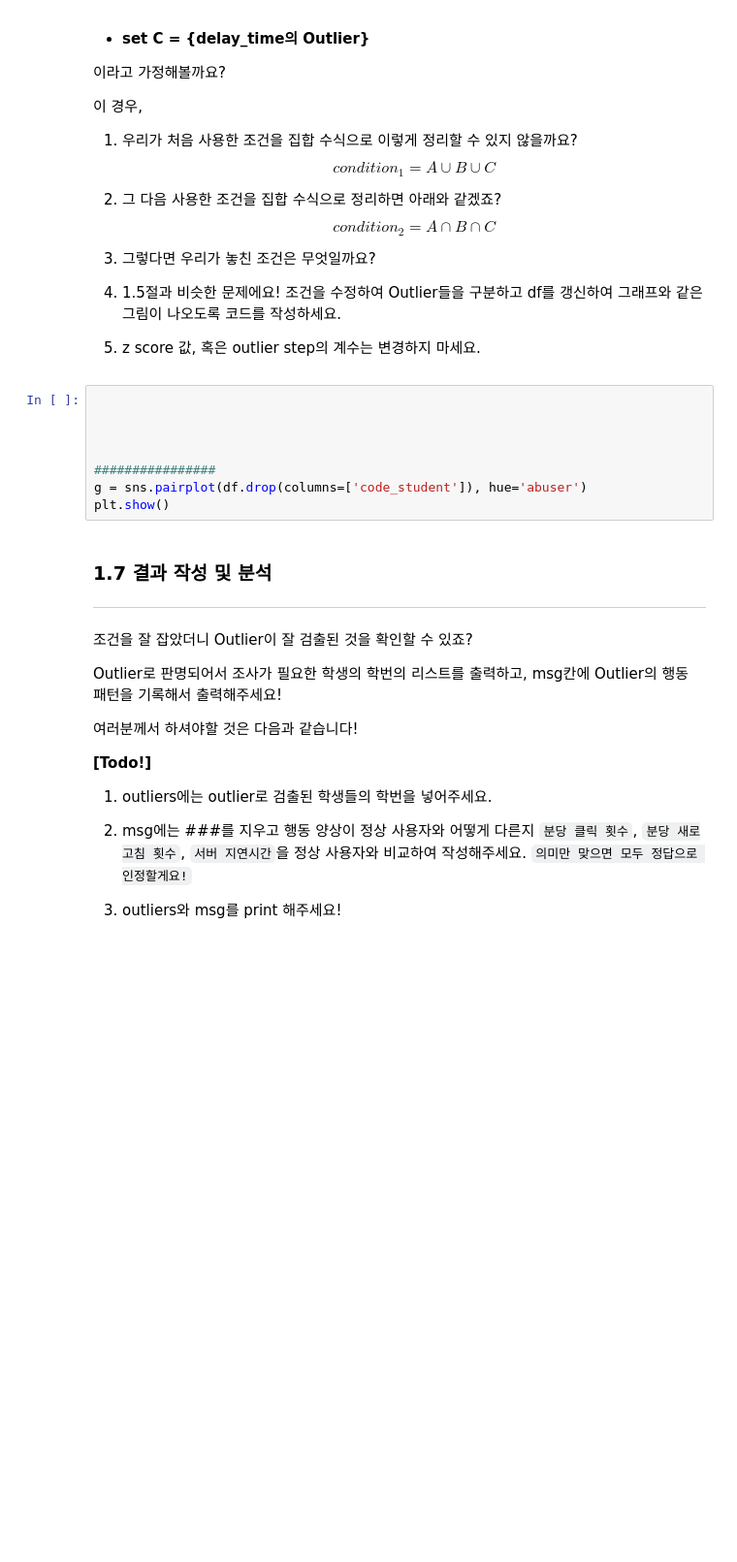
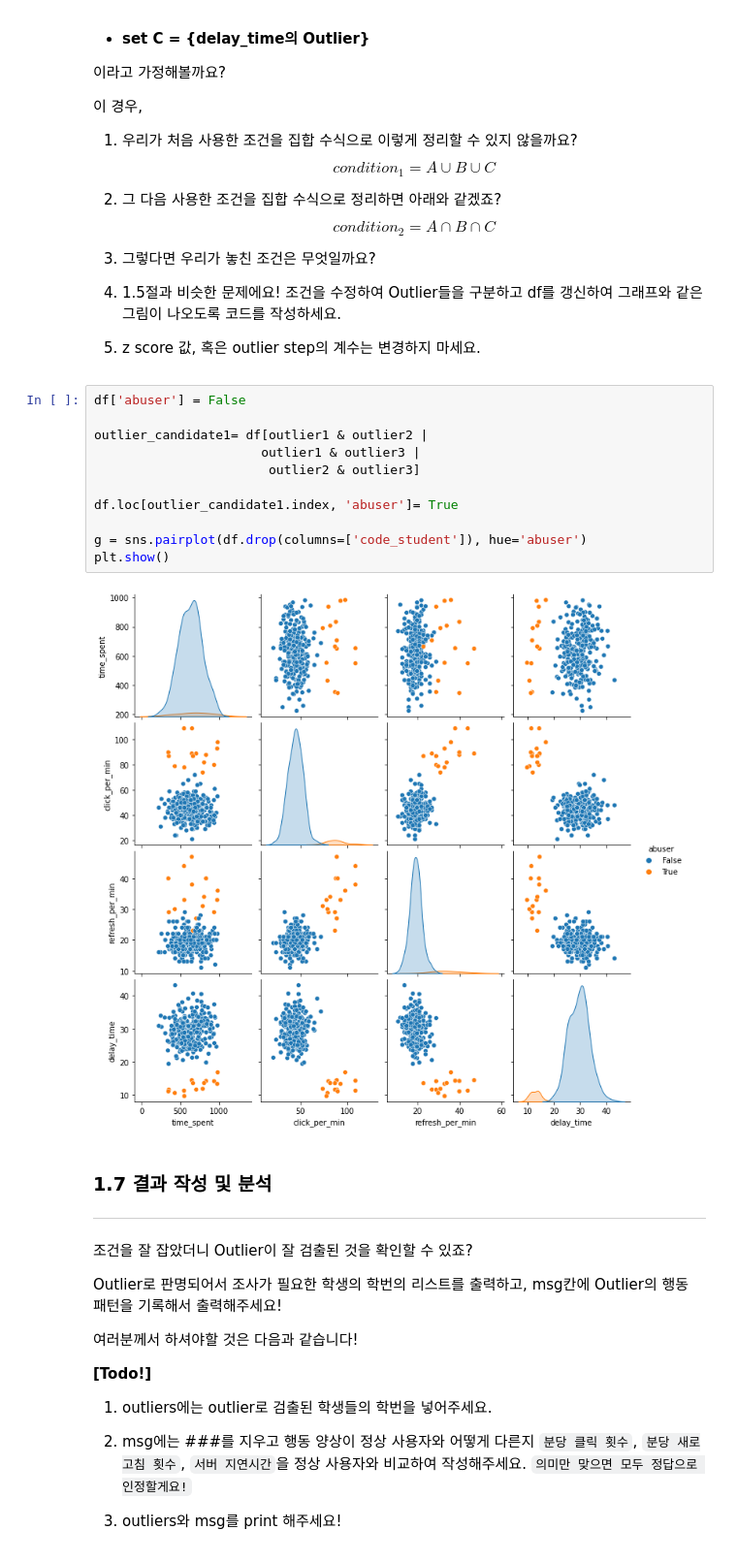
Before and after one commit to akwoals/DAP, a Jupyter notebook: lecture5.ipynb, the cells around one changed output. Shown at 97% size. Drawn from its saved outputs; the diff is of its cells as text; blank space fills up the shorter version.

```diff
--- a/lecture5.ipynb
+++ b/lecture5.ipynb
@@ -499,13 +522,18 @@ SyntaxError: ignored
 
 5. z score 값, 혹은 outlier step의 계수는 변경하지 마세요.
 # %%
+df['abuser'] = False
 
+outlier_candidate1= df[outlier1 & outlier2 |
+                      outlier1 & outlier3 |
+                       outlier2 & outlier3]
 
+df.loc[outlier_candidate1.index, 'abuser']= True
 
-
-################
 g = sns.pairplot(df.drop(columns=['code_student']), hue='abuser')
 plt.show()
+# %% [output]
+[figure, added]
 # %% [markdown]
 ### 1.7 결과 작성 및 분석
 
```
Also changed, not shown: parts of 5 cells of this notebook.
